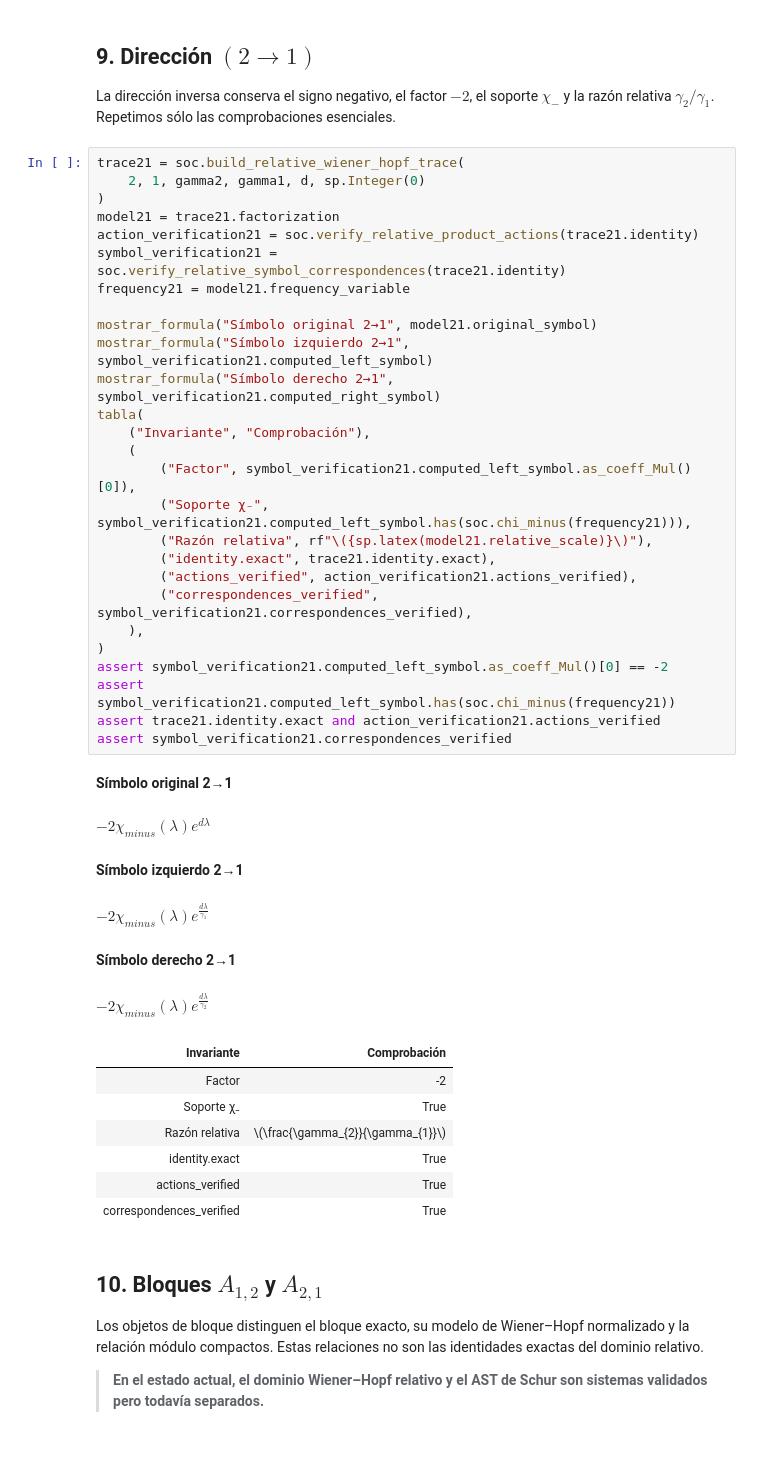
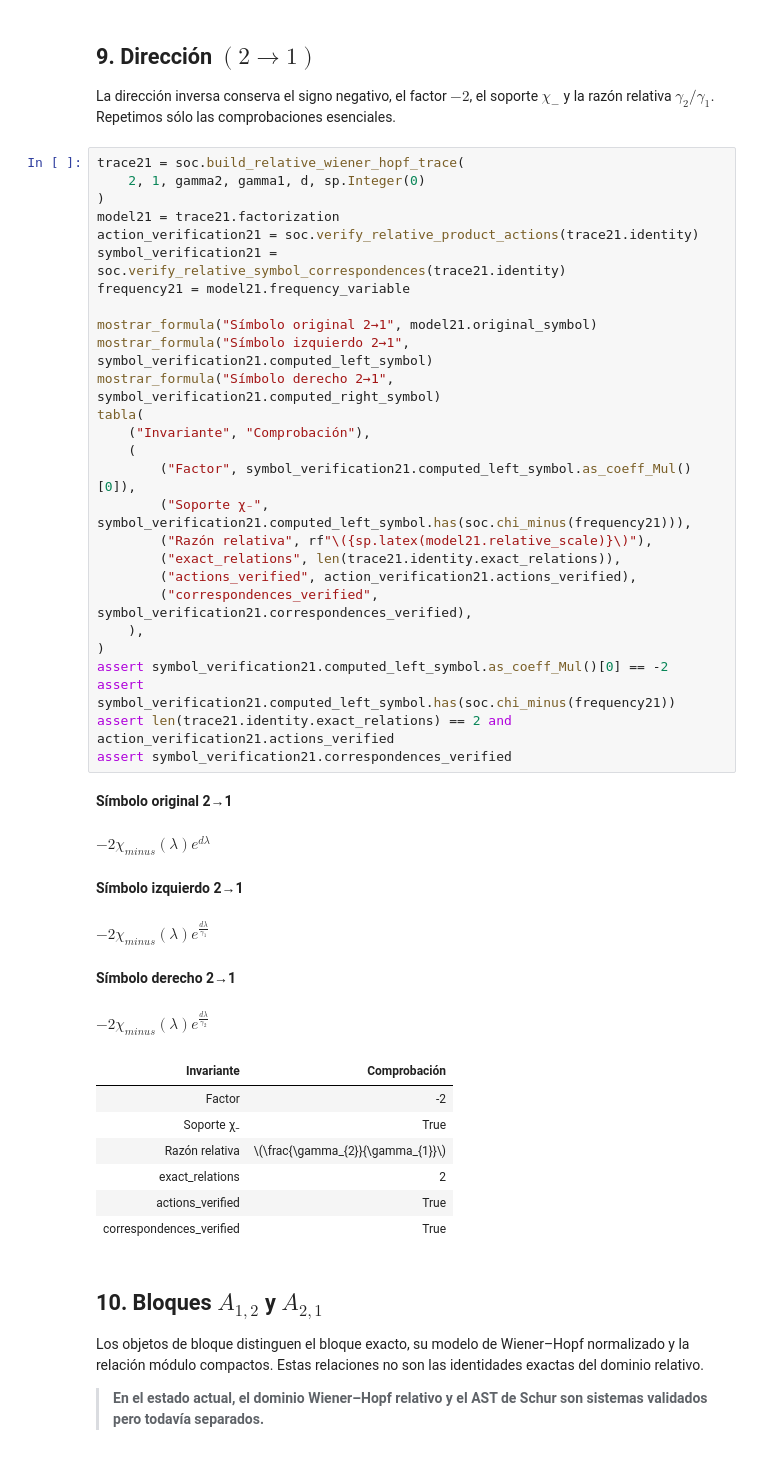
Before and after one commit to EnriqueDiazO/symbolic-operator-calculus, a Jupyter notebook: notebooks/thesis_symbolic_operator_calculus_guide.ipynb, the cells around one changed output. Drawn from its saved outputs; the diff is of its cells as text.

```diff
--- a/notebooks/thesis_symbolic_operator_calculus_guide.ipynb
+++ b/notebooks/thesis_symbolic_operator_calculus_guide.ipynb
@@ -445,36 +455,36 @@ action_verification21 = soc.verify_relative_product_actions(trace21.identity)
 symbol_verification21 = soc.verify_relative_symbol_correspondences(trace21.identity)
 frequency21 = model21.frequency_variable
 
 mostrar_formula("Símbolo original 2→1", model21.original_symbol)
 mostrar_formula("Símbolo izquierdo 2→1", symbol_verification21.computed_left_symbol)
 mostrar_formula("Símbolo derecho 2→1", symbol_verification21.computed_right_symbol)
 tabla(
     ("Invariante", "Comprobación"),
     (
         ("Factor", symbol_verification21.computed_left_symbol.as_coeff_Mul()[0]),
         ("Soporte χ₋", symbol_verification21.computed_left_symbol.has(soc.chi_minus(frequency21))),
         ("Razón relativa", rf"\({sp.latex(model21.relative_scale)}\)"),
-        ("identity.exact", trace21.identity.exact),
+        ("exact_relations", len(trace21.identity.exact_relations)),
         ("actions_verified", action_verification21.actions_verified),
         ("correspondences_verified", symbol_verification21.correspondences_verified),
     ),
 )
 assert symbol_verification21.computed_left_symbol.as_coeff_Mul()[0] == -2
 assert symbol_verification21.computed_left_symbol.has(soc.chi_minus(frequency21))
-assert trace21.identity.exact and action_verification21.actions_verified
+assert len(trace21.identity.exact_relations) == 2 and action_verification21.actions_verified
 assert symbol_verification21.correspondences_verified
 # %% [output]
 **Símbolo original 2→1**
 $\displaystyle - 2 \chi_{minus}{\left(\lambda \right)} e^{d \lambda}$
 **Símbolo izquierdo 2→1**
 $\displaystyle - 2 \chi_{minus}{\left(\lambda \right)} e^{\frac{d \lambda}{\gamma_{1}}}$
 **Símbolo derecho 2→1**
 $\displaystyle - 2 \chi_{minus}{\left(\lambda \right)} e^{\frac{d \lambda}{\gamma_{2}}}$
 | Invariante | Comprobación |
 | Factor | -2 |
 | Soporte χ₋ | True |
 | Razón relativa | \(\frac{\gamma_{2}}{\gamma_{1}}\) |
-| identity.exact | True |
+| exact_relations | 2 |
 | actions_verified | True |
 | correspondences_verified | True |
 # %% [markdown]
```
Also changed, not shown: parts of 8 cells of this notebook, 35 other files.
